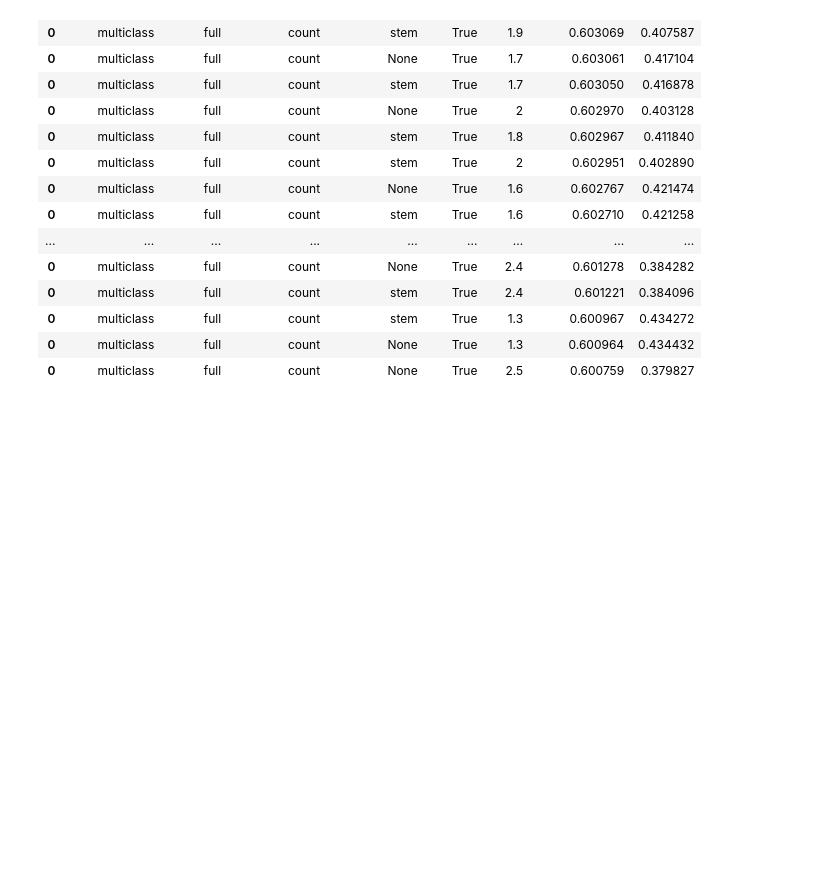
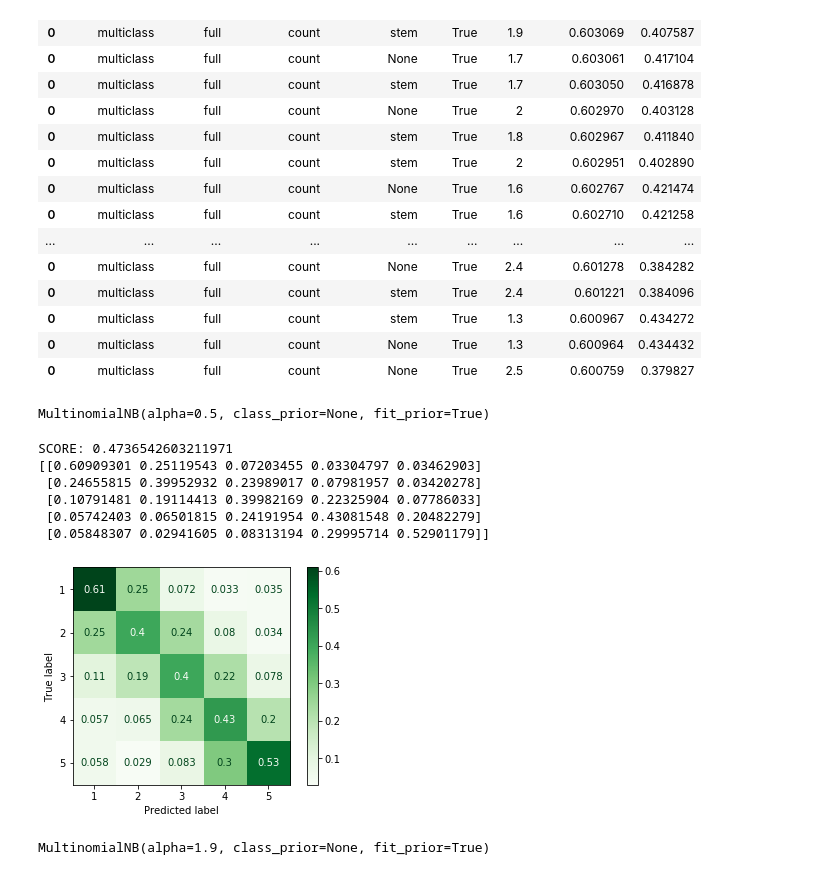
Before and after one commit to Asgavar/amazon-reviews, a Jupyter notebook: naive-bayes.ipynb, the cells around one changed output. Drawn from its saved outputs; the diff is of its cells as text; code cells hidden in the pictures; blank space fills up the shorter version.

Commit message:
Analyze the winners among Naive Bayes candidates

```diff
--- a/naive-bayes.ipynb
+++ b/naive-bayes.ipynb
@@ -117,0 +164,26 @@ results_df[results_df['representation'] != 'tf_idf'].sort_values('score', ascend
+# %%
+train_as_vec, train_targets, test_as_vec, test_targets = common.load_dataset(
+    'random_downsampling', 'tf_idf', None)
+
+best_balanced = sklearn.naive_bayes.MultinomialNB(alpha=0.5)
+best_balanced.fit(train_as_vec, train_targets)
+# %% [output]
+MultinomialNB(alpha=0.5, class_prior=None, fit_prior=True)
+# %%
+common.display_classifier_performance(best_balanced, test_as_vec, test_targets)
+# %% [output]
+SCORE: 0.4736542603211971
+[[0.60909301 0.25119543 0.07203455 0.03304797 0.03462903]
+ [0.24655815 0.39952932 0.23989017 0.07981957 0.03420278]
+ [0.10791481 0.19114413 0.39982169 0.22325904 0.07786033]
+ [0.05742403 0.06501815 0.24191954 0.43081548 0.20482279]
+ [0.05848307 0.02941605 0.08313194 0.29995714 0.52901179]]
+[figure, added]
+# %%
+train_as_vec, train_targets, test_as_vec, test_targets = common.load_dataset(
+    'full', 'count', None)
+
+best_real_world = sklearn.naive_bayes.MultinomialNB(alpha=1.9)
+best_real_world.fit(train_as_vec, train_targets)
+# %% [output]
+MultinomialNB(alpha=1.9, class_prior=None, fit_prior=True)
```
Also changed, not shown: parts of 10 cells of this notebook, 1 other file.
